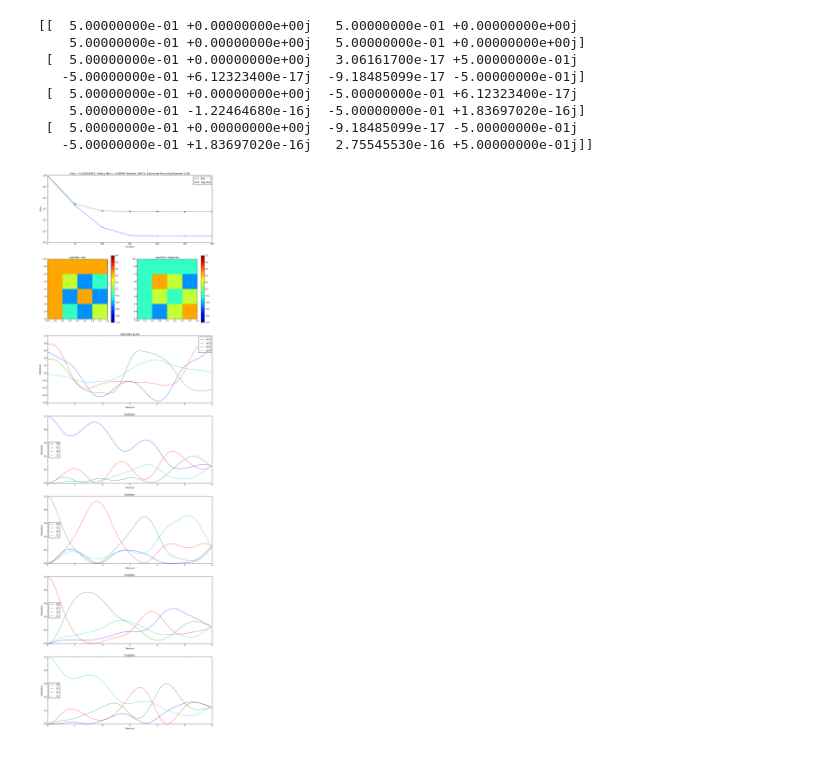
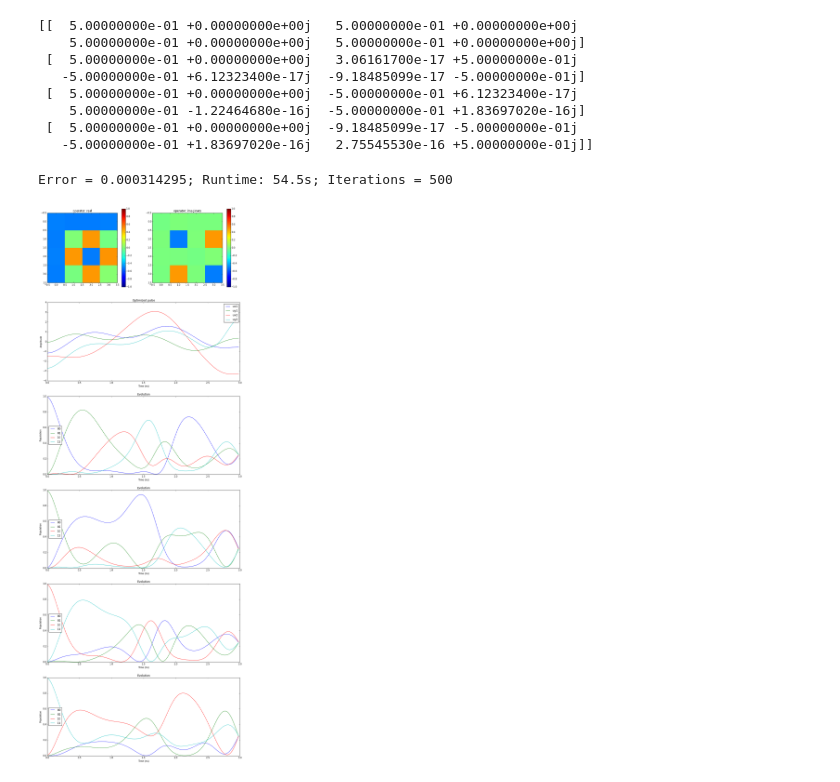
Before and after one commit to SchusterLab/quantum-optimal-control, a Jupyter notebook: QFT.ipynb, the cells around one changed output. Drawn from its saved outputs; the diff is of its cells as text; code cells hidden in the pictures.

Commit message:
Added ability to show progress without graphs

```diff
--- a/QFT.ipynb
+++ b/QFT.ipynb
@@ -12,8 +12,8 @@ from qutip import *
 Populating the interactive namespace from numpy and matplotlib
 # %%
 #Defining time scales
-total_time = 6.0
-steps = 300
+total_time = 3.0
+steps = 150
 
 
 
@@ -65,7 +65,7 @@ max_iterations = 500
 decay = max_iterations/2
 convergence = {'rate':0.01, 'update_step':50, 'max_iterations':max_iterations,\
                'conv_target':1e-8,'learning_rate_decay':decay}
-reg_coeffs = {'alpha' : 0.01, 'z':0.01, 'dwdt':0.01,'d2wdt2':0.001*0.0001, 'inter':100}
+reg_coeffs = {'alpha' : 0, 'z':0, 'dwdt':0,'d2wdt2':0, 'inter':0}
 #multi_mode = {'dressed':dressed, 'vectors':v_c, 'qnum':qubit_state_num, 'mnum': mode_state_num,\
               #'f':freq_ge, 'es':w_c, 'g1':qm_g1, 'D':D, 'Interpolation':True, 'Modulation':True}
 print U
@@ -81,7 +81,8 @@ print U
 # %%
  #Extra options
 #reg_coeffs = reg_coeffs,draw = [states_draw_list,states_draw_names] ,forbidden = states_forbidden_list,multi_mode = multi_mode,
 #maxA = ops_max_amp,use_gpu = True
-Grape(H0,Hops,Hnames,U,U0,total_time,steps,psi0,convergence, draw = [states_draw_list,states_draw_names])
+Grape(H0,Hops,Hnames,U,U0,total_time,steps,psi0,convergence, draw = [states_draw_list,states_draw_names], show_plots = False)
 # %% [output]
+Error = 0.000314295; Runtime: 54.5s; Iterations = 500
-[figure, old version]
+[figure, new version]
```
Also changed, not shown: 4 other files.
